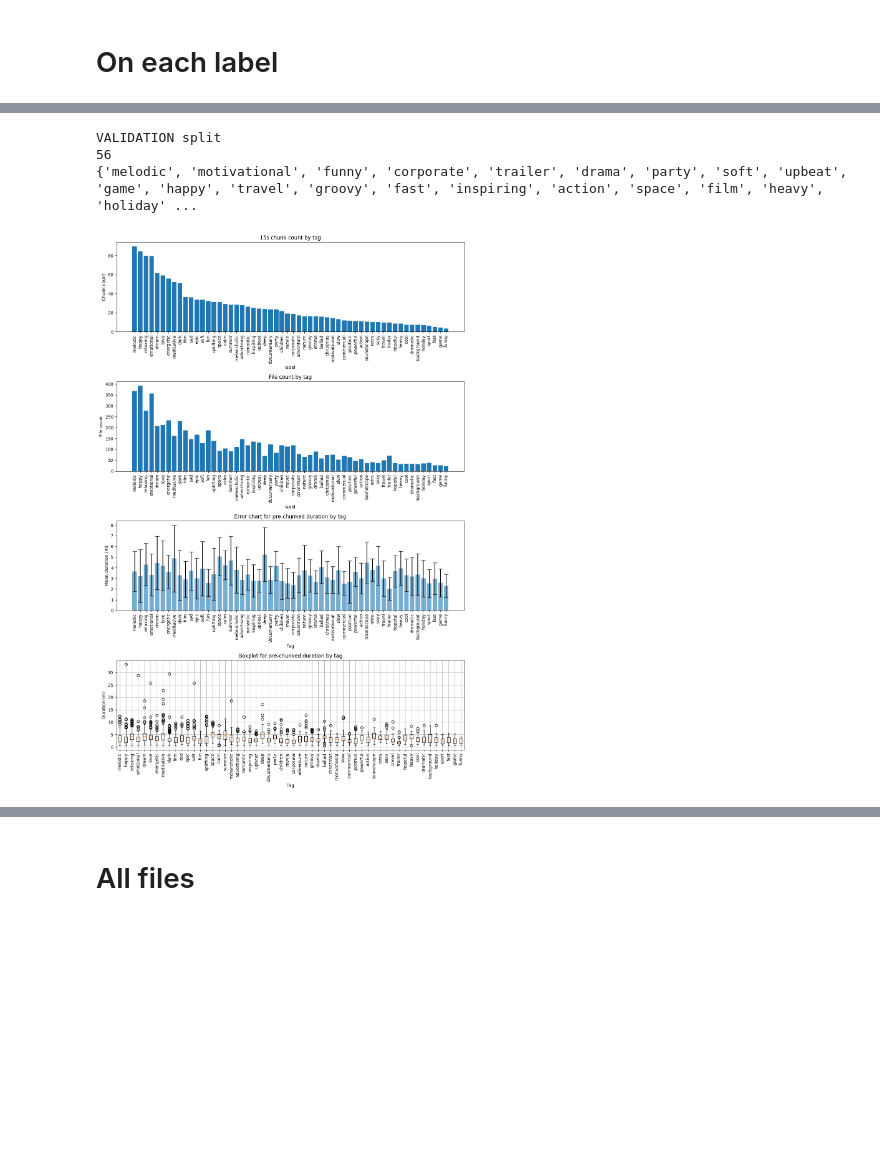
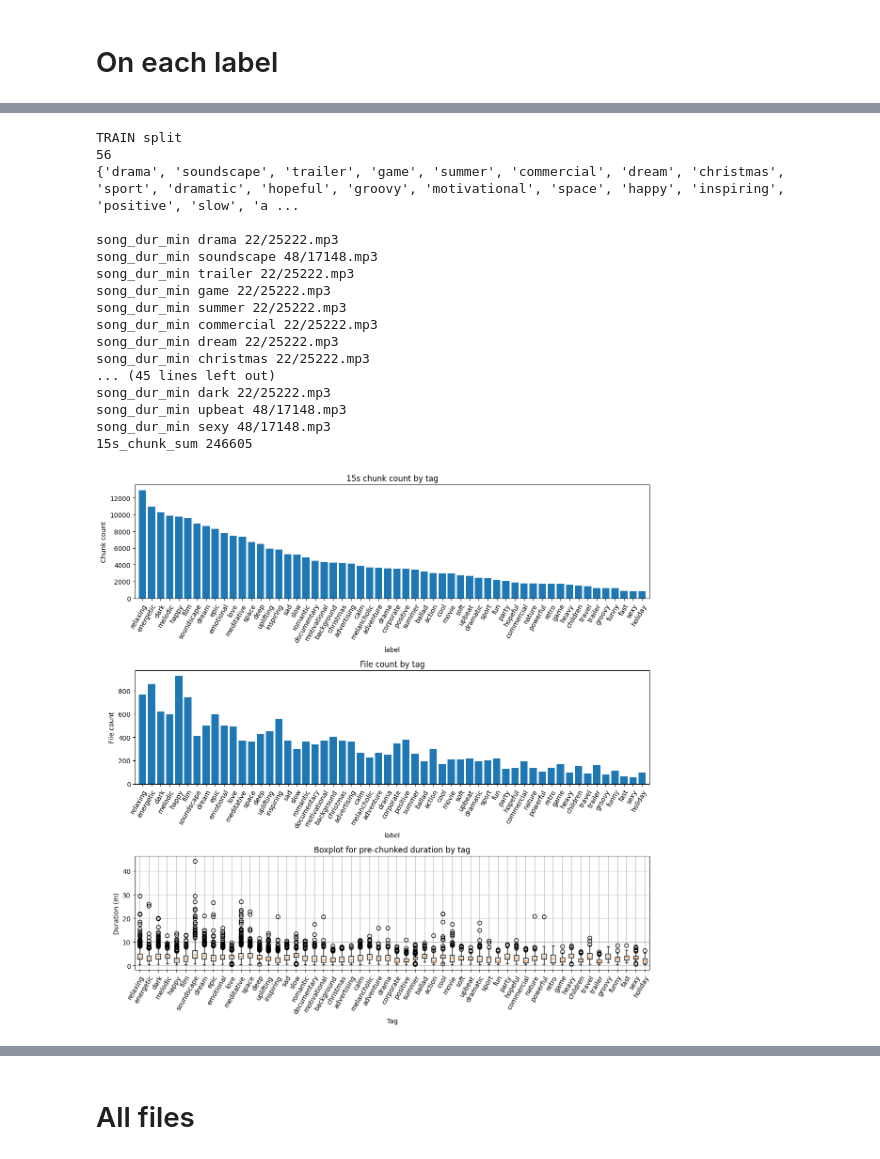
Before and after one commit to hugoalfedoputra/mudelling, a Jupyter notebook: prep/eda.ipynb, the cells around one changed output, grey strips where cells are left out. Saved outputs shown, nothing was run; the diff lists cells and outputs as text; code cells hidden in the pictures; blank space fills up the shorter version.

```diff
--- a/prep/eda.ipynb
+++ b/prep/eda.ipynb
@@ -538,8 +561,22 @@ describe_split_labels("./autotagging_moodtheme.csv")
 # %%
-describe_split_labels("./autotagging_moodtheme-validation_clean.csv")
+describe_split_labels("./autotagging_moodtheme-train_clean.csv")
 # %% [output]
-VALIDATION split
+TRAIN split
 56
-{'melodic', 'motivational', 'funny', 'corporate', 'trailer', 'drama', 'party', 'soft', 'upbeat', 'game', 'happy', 'travel', 'groovy', 'fast', 'inspiring', 'action', 'space', 'film', 'heavy', 'holiday' ...
+{'drama', 'soundscape', 'trailer', 'game', 'summer', 'commercial', 'dream', 'christmas', 'sport', 'dramatic', 'hopeful', 'groovy', 'motivational', 'space', 'happy', 'inspiring', 'positive', 'slow', 'a ...
+
+song_dur_min drama 22/25222.mp3
+song_dur_min soundscape 48/17148.mp3
+song_dur_min trailer 22/25222.mp3
+song_dur_min game 22/25222.mp3
+song_dur_min summer 22/25222.mp3
+song_dur_min commercial 22/25222.mp3
+song_dur_min dream 22/25222.mp3
+song_dur_min christmas 22/25222.mp3
+... (45 lines left out)
+song_dur_min dark 22/25222.mp3
+song_dur_min upbeat 48/17148.mp3
+song_dur_min sexy 48/17148.mp3
+15s_chunk_sum 246605
-[figure, old version]
+[figure, new version]
 # %%
```
Also changed, not shown: parts of 7 cells of this notebook, 9 other files.
